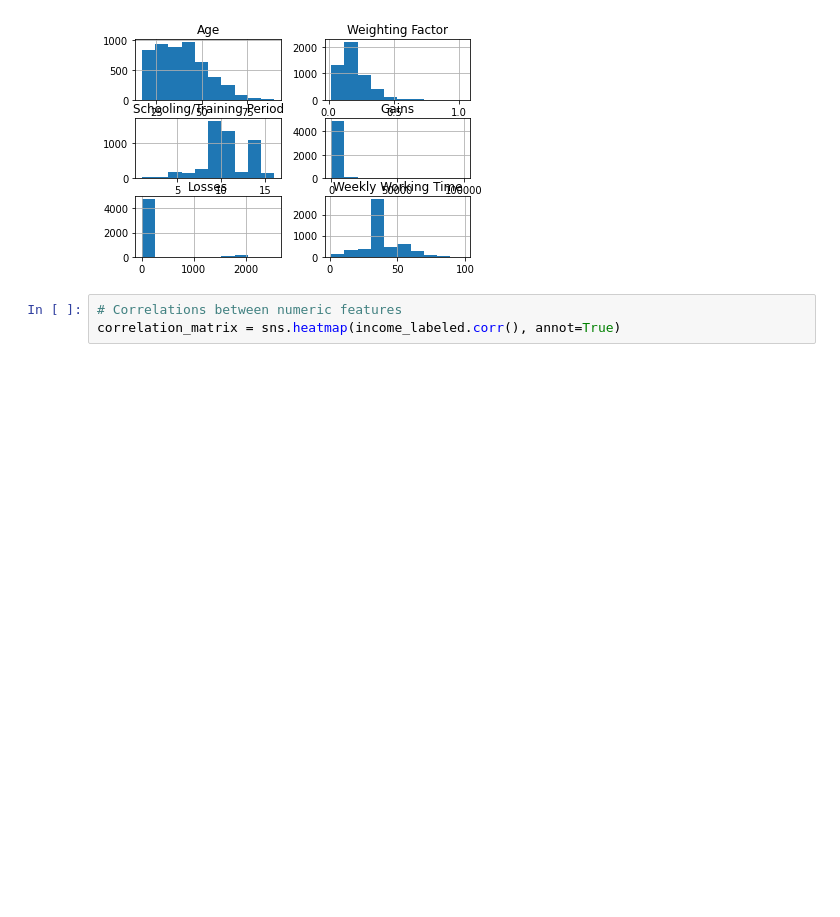
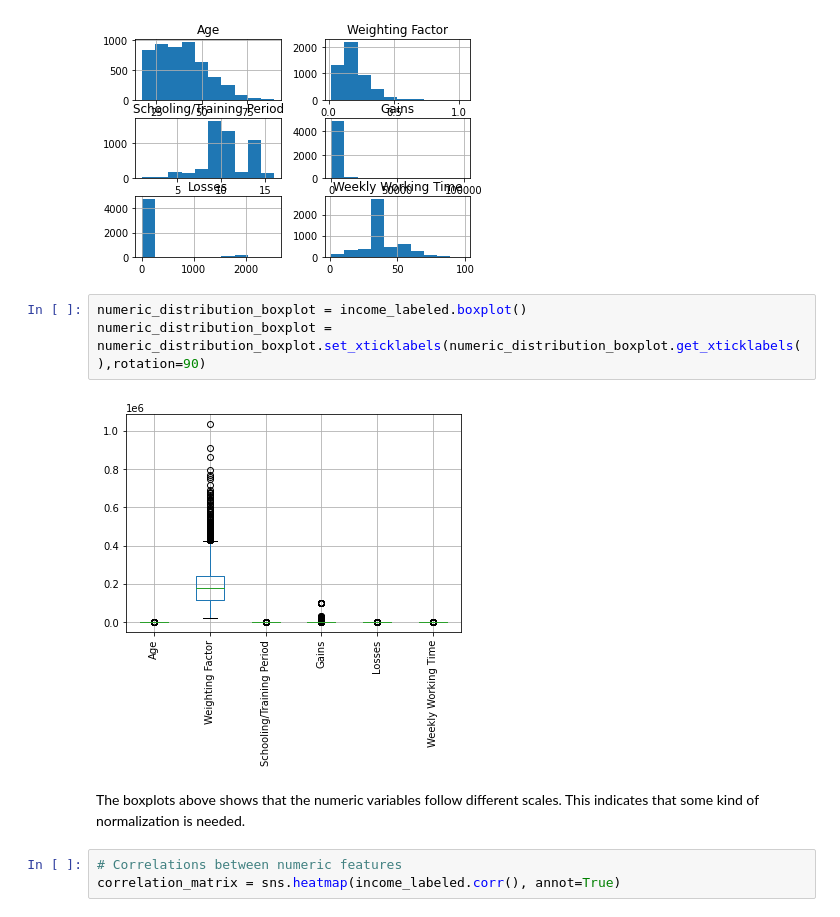
Before and after one commit to lucashoeft/Intelligent-Data-Analysis-Project, a Jupyter notebook: Intelligent-Data-Analysis-Project.ipynb, the cells around one changed output. Drawn from its saved outputs; the diff is of its cells as text; blank space fills up the shorter version.

```diff
--- a/Intelligent-Data-Analysis-Project.ipynb
+++ b/Intelligent-Data-Analysis-Project.ipynb
@@ -108,6 +77,13 @@ target_distribution = income_labeled['Income'].value_counts().plot(kind='bar')
 numeric_distribution = income_labeled.hist()
 # %% [output]
 [figure]
+# %%
+numeric_distribution_boxplot = income_labeled.boxplot()
+numeric_distribution_boxplot = numeric_distribution_boxplot.set_xticklabels(numeric_distribution_boxplot.get_xticklabels(),rotation=90)
+# %% [output]
+[figure, added]
+# %% [markdown]
+The boxplots above shows that the numeric variables follow different scales. This indicates that some kind of normalization is needed.
 # %%
 # Correlations between numeric features
 correlation_matrix = sns.heatmap(income_labeled.corr(), annot=True)
```
Also changed, not shown: parts of 13 cells of this notebook.
